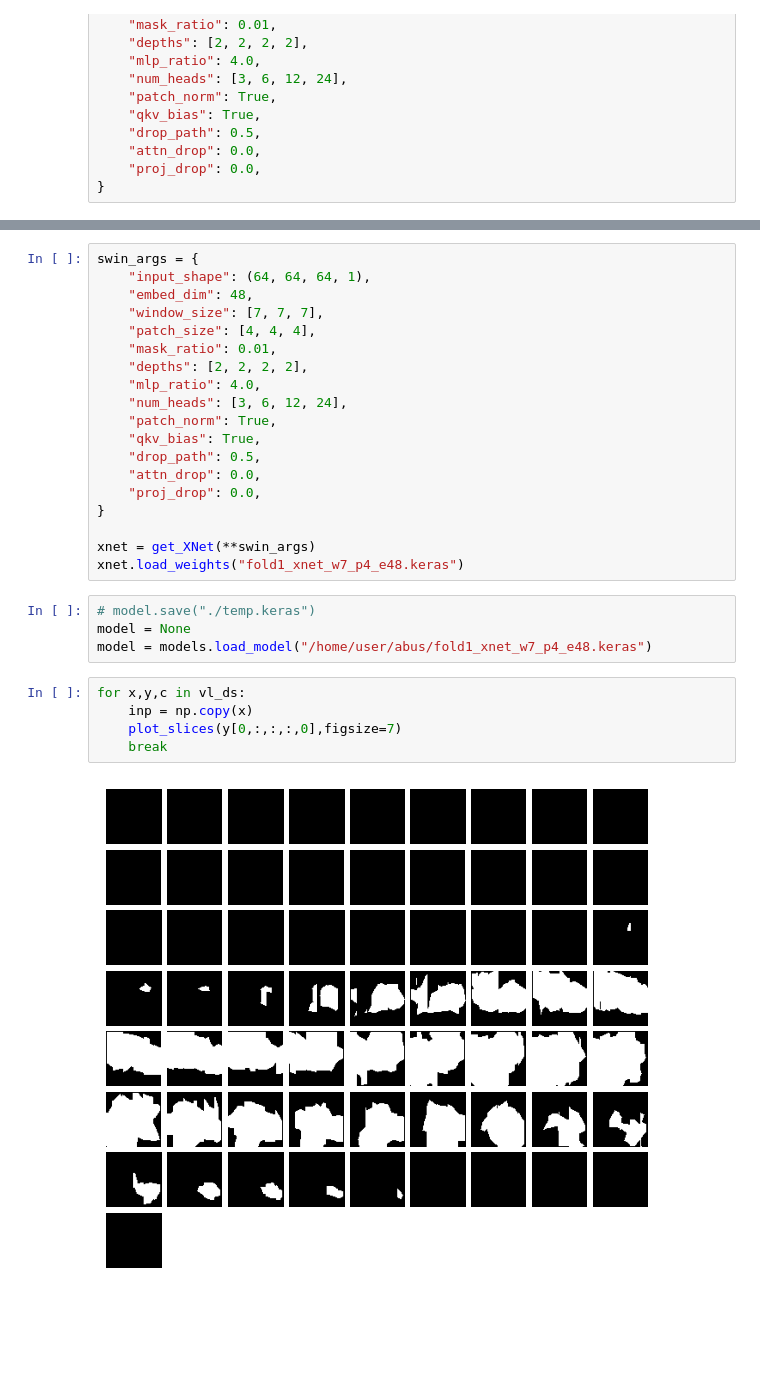
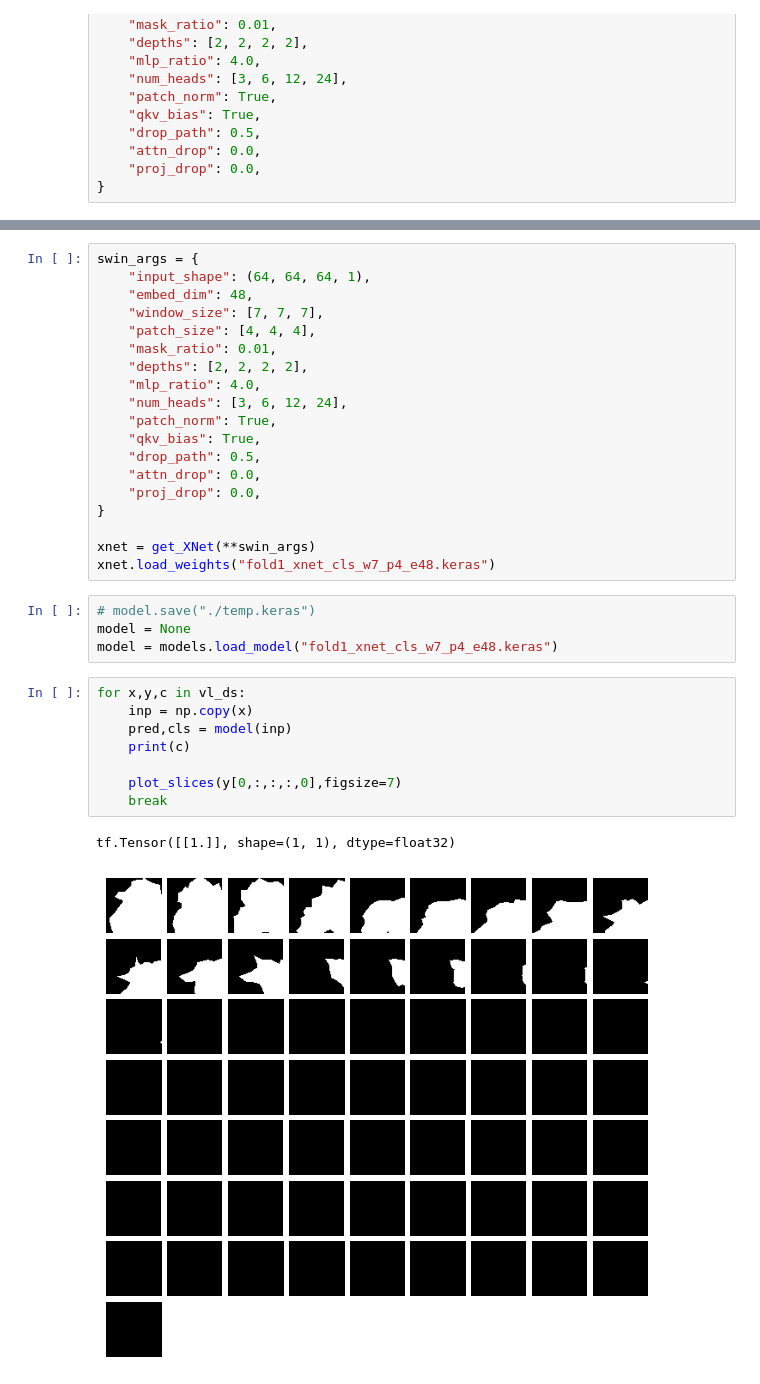
Before and after one commit to Swiman/3D_SWIN_TF2, a Jupyter notebook: eval.ipynb, the cells around one changed output, grey strips where cells are left out. Saved outputs shown, nothing was run; the diff lists cells and outputs as text; blank space fills up the shorter version.

```diff
--- a/eval.ipynb
+++ b/eval.ipynb
@@ -84,16 +84,20 @@ swin_args = {
 }
 
 xnet = get_XNet(**swin_args)
-xnet.load_weights("fold1_xnet_w7_p4_e48.keras")
+xnet.load_weights("fold1_xnet_cls_w7_p4_e48.keras")
 # %%
 # model.save("./temp.keras")
 model = None
-model = models.load_model("/home/user/abus/fold1_xnet_w7_p4_e48.keras")
+model = models.load_model("fold1_xnet_cls_w7_p4_e48.keras")
 # %%
 for x,y,c in vl_ds:
     inp = np.copy(x)
+    pred,cls = model(inp)
+    print(c)
+
     plot_slices(y[0,:,:,:,0],figsize=7)
     break
 # %% [output]
+tf.Tensor([[1.]], shape=(1, 1), dtype=float32)
-[figure, old version]
+[figure, new version]
 # %%
```
Also changed, not shown: parts of 4 cells of this notebook, 2 other files.
